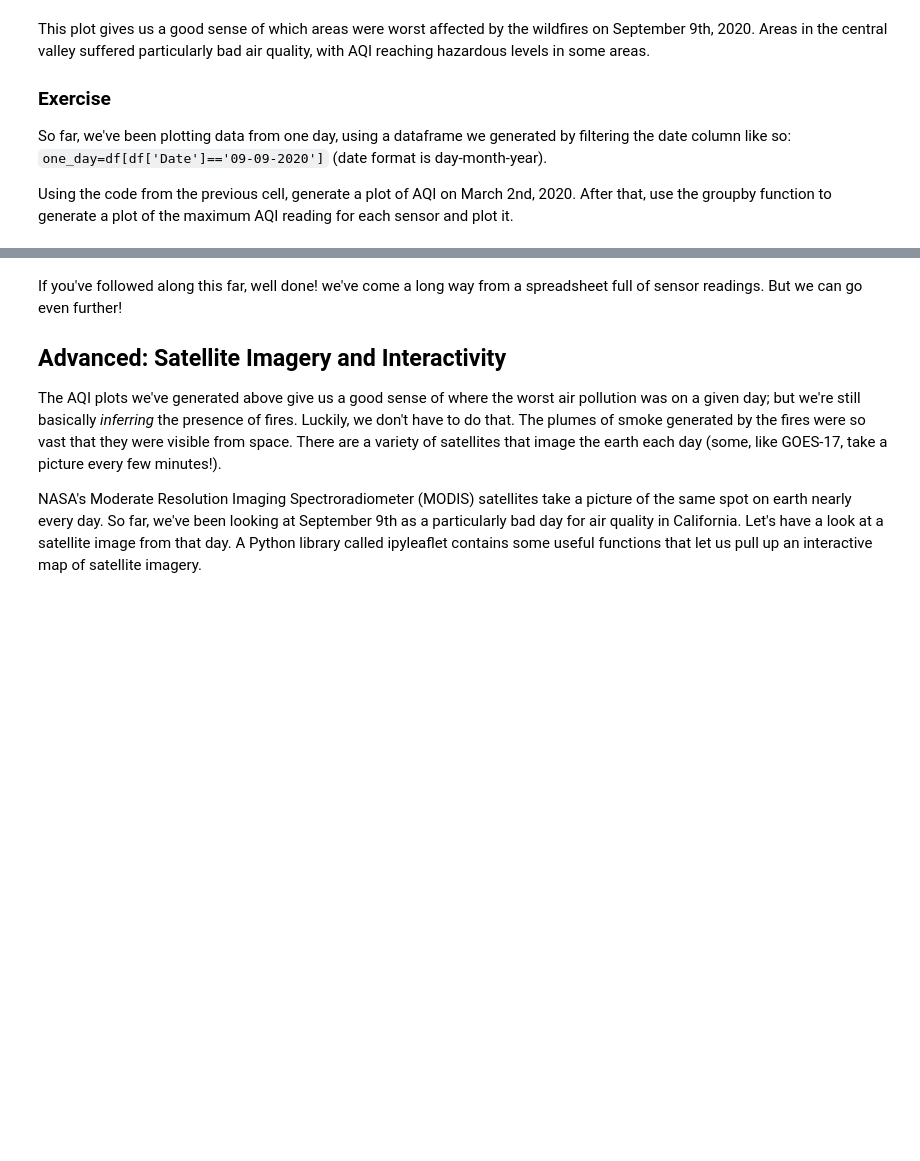
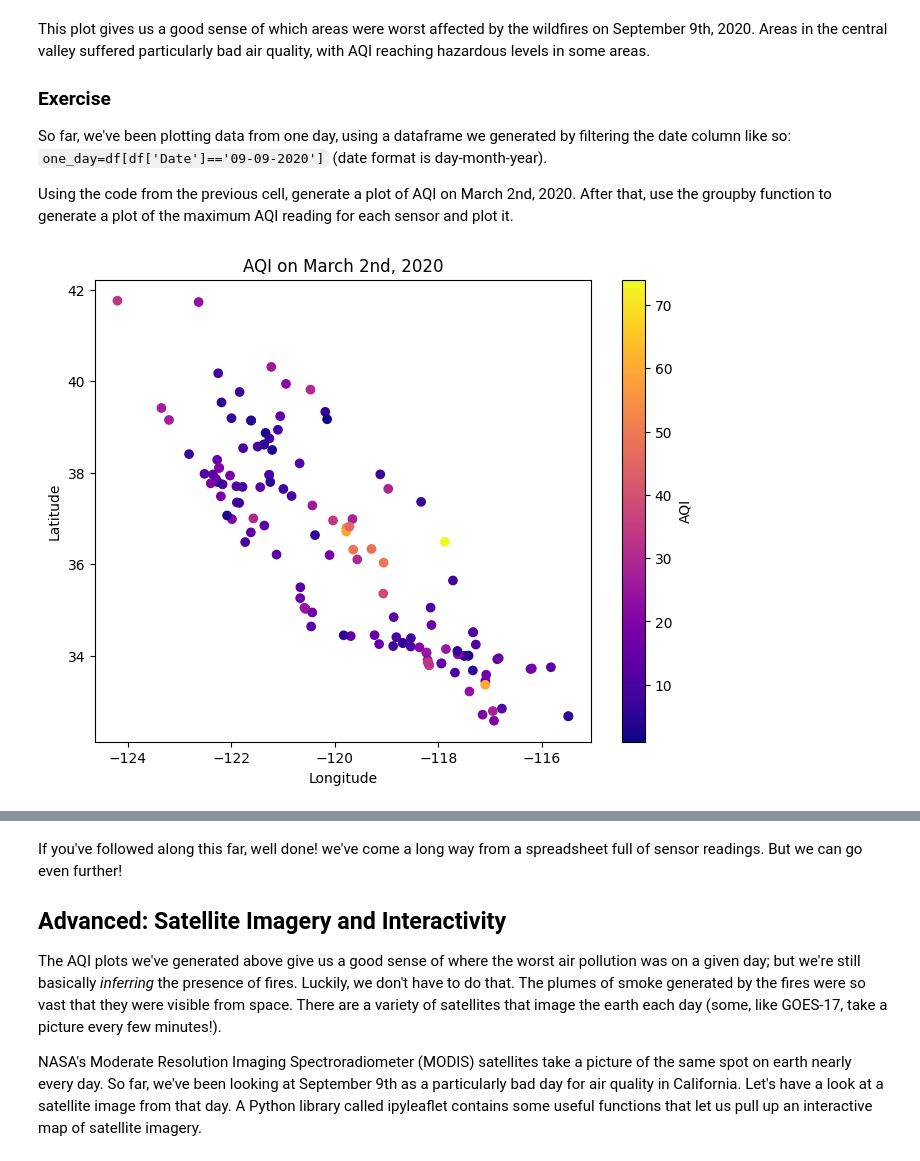
Before and after one commit to skyleranderson05/QM2, a Jupyter notebook: w03_spatial_data.ipynb, the cells around one changed output, grey strips where cells are left out. Cells and saved outputs as stored; diff of their text form; code cells hidden in the pictures; blank space fills up the shorter version.

```diff
--- a/w03_spatial_data.ipynb
+++ b/w03_spatial_data.ipynb
@@ -370,3 +423,15 @@ This plot gives us a good sense of which areas were worst affected by the wildfi
 So far, we've been plotting data from one day, using a dataframe we generated by filtering the date column like so: `one_day=df[df['Date']=='09-09-2020']` (date format is day-month-year).
 
 Using the code from the previous cell, generate a plot of AQI on March 2nd, 2020. After that, use the groupby function to generate a plot of the maximum AQI reading for each sensor and plot it.
+# %%
+one_day = df[df['Date'] == '2020-03-02']
+# %%
+plt.figure(figsize=(8,6))
+plt.scatter(one_day['longitude'], one_day['latitude'], c=one_day['AQI'], cmap='plasma')
+plt.title('AQI on March 2nd, 2020')
+plt.xlabel('Longitude')
+plt.ylabel('Latitude')
+plt.colorbar(label='AQI')
+plt.show()
+# %% [output]
+[figure, added]
```
Also changed, not shown: parts of 17 cells of this notebook.
